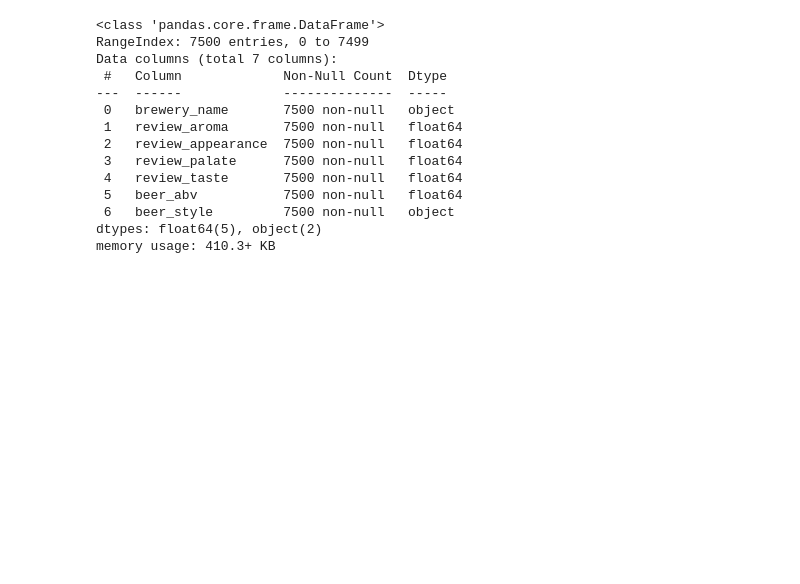
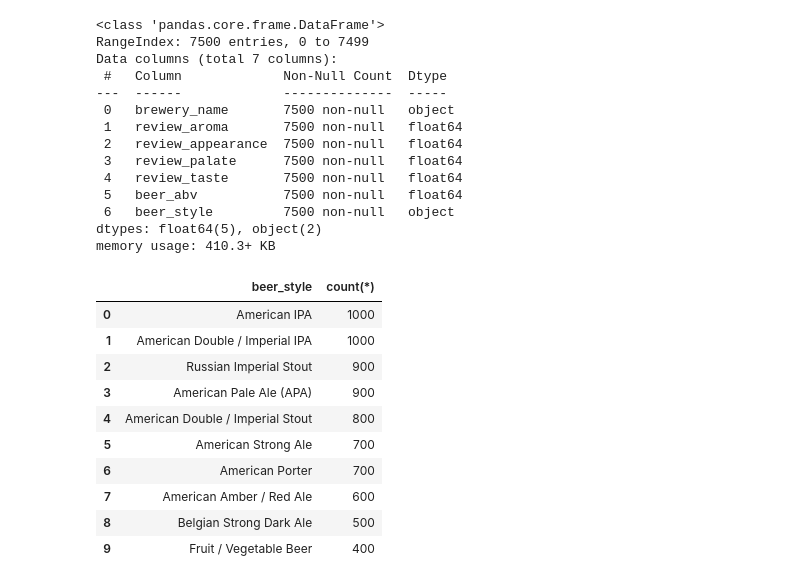
Before and after one commit to PeRoBr/adv_dsi_at_2, a Jupyter notebook: notebooks/at_2_eda.ipynb, the cells around one changed output. Drawn from its saved outputs; the diff is of its cells as text; code cells hidden in the pictures; blank space fills up the shorter version.

```diff
--- a/notebooks/at_2_eda.ipynb
+++ b/notebooks/at_2_eda.ipynb
@@ -548,4 +548,23 @@ Data columns (total 7 columns):
  6   beer_style         7500 non-null   object
 dtypes: float64(5), object(2)
 memory usage: 410.3+ KB
+# %%
+pysqldf("""
+select beer_style, count(*)
+from train_set
+group by 1
+order by 2 desc
+""")
+# %% [output]
+|  | beer_style | count(*) |
+| 0 | American IPA | 1000 |
+| 1 | American Double / Imperial IPA | 1000 |
+| 2 | Russian Imperial Stout | 900 |
+| 3 | American Pale Ale (APA) | 900 |
+| 4 | American Double / Imperial Stout | 800 |
+| 5 | American Strong Ale | 700 |
+| 6 | American Porter | 700 |
+| 7 | American Amber / Red Ale | 600 |
+| 8 | Belgian Strong Dark Ale | 500 |
+| 9 | Fruit / Vegetable Beer | 400 |
 # %%
```
Also changed, not shown: parts of 2 cells of this notebook, 5 other files.
